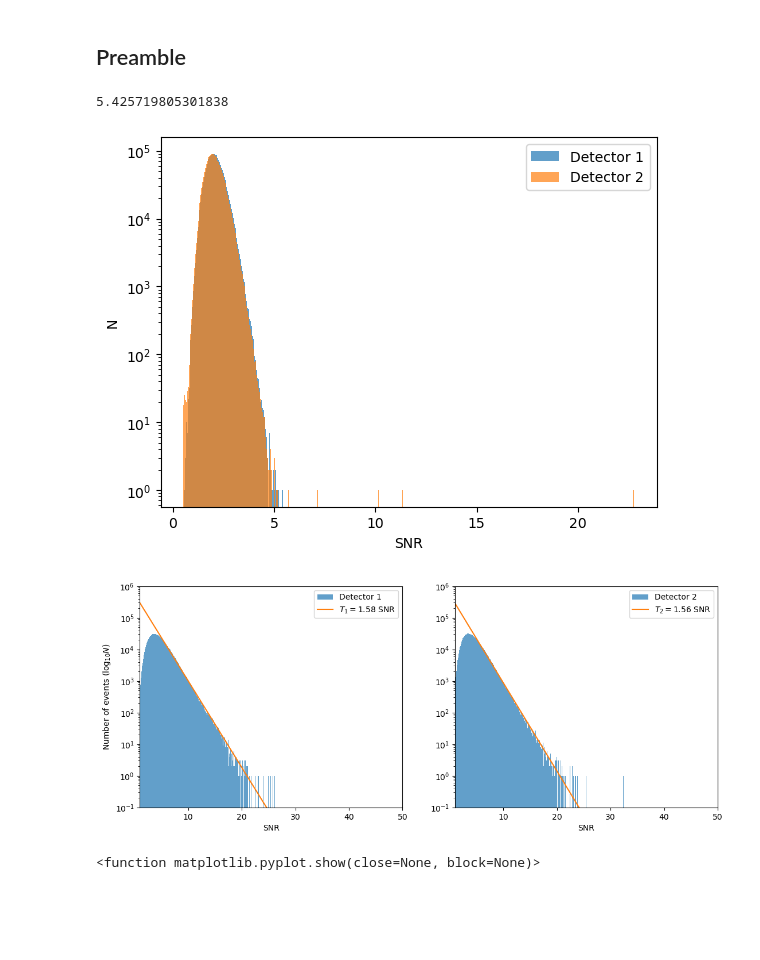
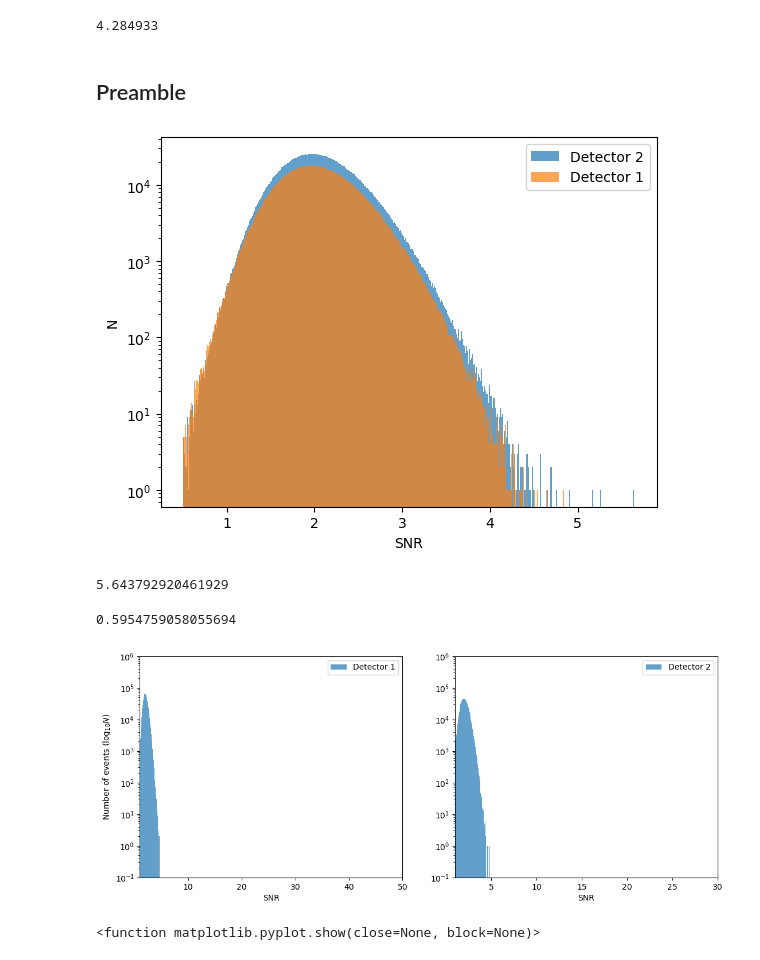
Before and after one commit to WilliamCam/MAGE-Data-Analysis, a Jupyter notebook: MAGE/MAGE3-2.ipynb, the cells around one changed output. Drawn from its saved outputs; the diff is of its cells as text; code cells hidden in the pictures; blank space fills up the shorter version.

```diff
--- a/MAGE/MAGE3-2.ipynb
+++ b/MAGE/MAGE3-2.ipynb
@@ -10,18 +10,22 @@ from scipy.stats import norm
 import pickle
 from datetime import datetime
 # %%
-folder = r'C:\Users\21958742\MAGE\MAGE3\Analysis\run2-Teff/'
+folder = r'D:\MAGE4\Analysis\run3-Teff/'
 # %%
-with open(folder + 'event_catalogue-strain-Teff.pkl', 'rb') as f:
+with open(folder + 'event_catalogue-strain-Half.pkl', 'rb') as f:
     event_catalogue = pickle.load(f)
 
-with open(folder + 'co_event_strain-Teff.pkl', 'rb') as f:
+with open(folder + 'co_event_strain-Half.pkl', 'rb') as f:
     co_events = pickle.load(f)
+# %%
+len(event_catalogue)/1e6
+# %% [output]
+4.284933
 # %% [markdown]
 ## Preamble
 # %%
-SNRs1 = np.array([(event_catalogue[event]['SNR'],event_catalogue[event]['Teff']) for event in event_catalogue if event_catalogue[event]['input AI'] == 1])
-SNRs0 =  np.array([(event_catalogue[event]['SNR'],event_catalogue[event]['Teff']) for event in event_catalogue if event_catalogue[event]['input AI'] == 0])
+SNRs1 = np.array([(event_catalogue[event]['SNR'],event_catalogue[event]['SNR']) for event in event_catalogue if event_catalogue[event]['input AI'] == 1])
+SNRs0 =  np.array([(event_catalogue[event]['SNR'],event_catalogue[event]['SNR']) for event in event_catalogue if event_catalogue[event]['input AI'] == 0])
 frequencies = [event_catalogue[event]['frequency'] for event in event_catalogue]
 
 AI0_ch1_events = [(event_catalogue[event]['SNR'], event_catalogue[event]['Teff']) for event in event_catalogue if
@@ -89,23 +93,25 @@ AI1_ch15_events = [(event_catalogue[event]['SNR'], event_catalogue[event]['Teff'
                   (event_catalogue[event]['channel'] == 15) & (event_catalogue[event]['input AI']==1)]
 AI1_ch16_events = [(event_catalogue[event]['SNR'], event_catalogue[event]['Teff']) for event in event_catalogue if
                   (event_catalogue[event]['channel'] == 16) & (event_catalogue[event]['input AI']==1)]
-# %%
-np.array([(np.array(SNRs0))[:,0].max(),(np.array(SNRs1))[:,0].min()]).max()
-# %% [output]
-5.425719805301838
 # %%
 xmin = np.array([(np.array(SNRs0))[:,0].min(),(np.array(SNRs1))[:,0].min()]).min()
 xmax = np.array([(np.array(SNRs0))[:,0].max(),(np.array(SNRs1))[:,0].max()]).max()
 
-plt.hist((np.array(SNRs0))[:,0], alpha = 0.7, label = 'Detector 1', bins = 500, range = (xmin, xmax))
-plt.hist((np.array(SNRs1))[:,0], alpha = 0.7, label = 'Detector 2', bins = 500, range = (xmin, xmax))
+
+plt.hist((np.array(SNRs0))[:,0], alpha = 0.7, label = 'Detector 2', bins = 500, range = (xmin, xmax))
+plt.hist((np.array(SNRs1))[:,0], alpha = 0.7, label = 'Detector 1', bins = 500, range = (xmin, xmax))
 plt.yscale('log')
 plt.xlabel('SNR')
 plt.ylabel('N')
+#plt.xlim(0,50)
 plt.legend(loc=0)
 plt.show()
 # %% [output]
-[figure, old version]
+[figure, new version]
+# %%
+xmax
+# %% [output]
+5.643792920461929
 # %%
 normalised_cut_0 = [event for event in np.array(SNRs0)[:,0] if event>0]
 normalised_cut_1 = [event for event in np.array(SNRs1)[:,0] if event>0]
@@ -127,13 +133,17 @@ excess_events = [excess_index for excess_index in range(len(Tn_wk_height)) if Tn
 
 excess_heights = [Tn_wk_height[i] for i in excess_events]
 excess_edges = [Tn_wk_edge[i] for i in excess_events]
+# %%
+np.sqrt(-1/Tfit_m)
+# %% [output]
+0.5954759058055694
 # %%
 fig,ax = plt.subplots(1,2, figsize=(13,5))
-ax[0].hist((np.array(SNRs0)**2)[:,0],bins=Nbins, linewidth=0, alpha = 0.7, label='Detector 1',range=(1,600))
-ax[1].hist((np.array(SNRs1)**2)[:,0],bins=Nbins,linewidth=0, alpha = 0.7, label = 'Detector 2',range=(1,600))
+ax[0].hist((np.array(SNRs0))[:,0],bins=Nbins, linewidth=0, alpha = 0.7, label='Detector 1',range=(1,600))
+ax[1].hist((np.array(SNRs1))[:,0],bins=Nbins,linewidth=0, alpha = 0.7, label = 'Detector 2',range=(1,600))
 
-ax[0].plot(tn_T,np.exp(Tfit_m*tn_T+Tfit_b), label = r'$T_1=$%1.2f' % (-1/Tfit_m) + ' SNR')
-ax[1].plot(tn_T,np.exp(Tfit_wk_m*tn_T+Tfit_wk_b), label = r'$T_2=$%1.2f' % (-1/Tfit_wk_m) + ' SNR')
+#ax[0].plot(tn_T,np.exp(Tfit_m*tn_T+Tfit_b), label = r'$T_\mathrm{eff}=$%1.2f' % (np.sqrt(-1/Tfit_m)*4.0) + ' K')
+#ax[1].plot(tn_T,np.exp(Tfit_wk_m*tn_T+Tfit_wk_b), label = r'$T_\mathrm{eff}=$%1.2f' % (np.sqrt(-1/Tfit_wk_m)*4.0) + ' K')
 #ax.plot(excess_edges, excess_heights, linestyle = ' ', marker = 'x')
 ax[0].legend(loc=0)
 ax[1].legend(loc=0)
@@ -142,14 +152,14 @@ ax[1].set_yscale('log')
 ax[0].set_ylim(0.1,1e6)
 ax[0].set_xlim(1,50)
 ax[1].set_ylim(0.1,1e6)
-ax[1].set_xlim(1,50)
+ax[1].set_xlim(1,30)
 ax[0].set_xlabel(r'SNR')
 ax[1].set_xlabel('SNR')
 ax[0].set_ylabel(r'Number of events ($\mathrm{log}_{10}N$)')
 pp = folder + 'hist.pdf'
 plt.savefig(pp, format='pdf', dpi=600)
 # %% [output]
-[figure, old version]
+[figure, new version]
 # %%
 x = np.array(AI1_ch1_events)[:,0]
 x = np.array([np.abs(event_catalogue[event]['amplitude']) for event in event_catalogue if
```
Also changed, not shown: parts of 23 cells of this notebook, 2 other files.
